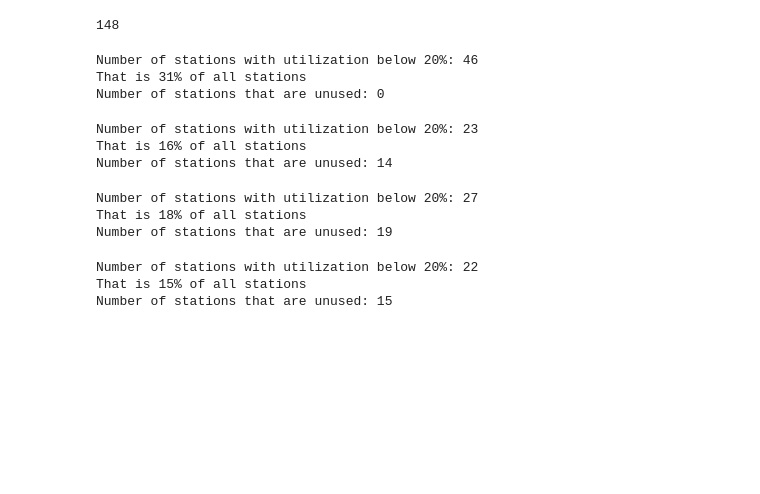
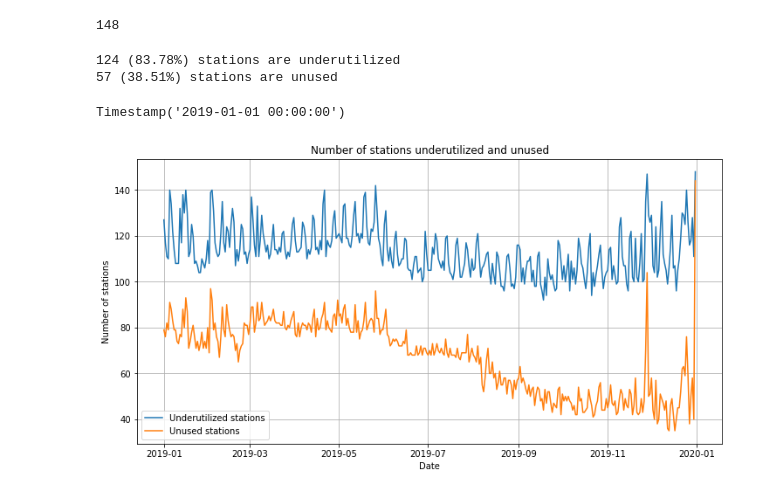
Before and after one commit to katekuian/aa_2021_magma, a Jupyter notebook: 02_descriptive_analytics/03_1_station_utilization.ipynb, the cells around one changed output. Cells and saved outputs as stored; diff of their text form; code cells hidden in the pictures; blank space fills up the shorter version.

```diff
--- a/02_descriptive_analytics/03_1_station_utilization.ipynb
+++ b/02_descriptive_analytics/03_1_station_utilization.ipynb
@@ -57,39 +65,57 @@ def evaluate_station_utilization(station_utilization, threshold):
 # %%
 station_utilization = get_station_utilization(
-    pd.date_range(start="2019-01-01", end="2019-12-31", freq="D")
+    pd.date_range(start="2019-12-04 00:00", end="2019-12-04 23:59", freq="h")
 )
-evaluate_station_utilization(station_utilization, threshold=0.2)
+print_utilization_summary(station_utilization, threshold=0.2)
 # %% [output]
-Number of stations with utilization below 20%: 46
-That is 31% of all stations
-Number of stations that are unused: 0
+124 (83.78%) stations are underutilized
+57 (38.51%) stations are unused
 # %%
-station_utilization = get_station_utilization(
-    pd.date_range(start="2019-12-01", end="2019-12-31", freq="D")
+
+
+utilization_over_year = pd.date_range(
+    start="2019-01-01", end="2019-12-31", freq="d"
 )
-evaluate_station_utilization(station_utilization, threshold=0.2)
+# print all methods of the object
+(utilization_over_year[0].floor("h"))
 # %% [output]
-Number of stations with utilization below 20%: 23
-That is 16% of all stations
-Number of stations that are unused: 14
+Timestamp('2019-01-01 00:00:00')
-# %%
-station_utilization = get_station_utilization(
-    pd.date_range(start="2019-11-01", end="2019-11-30", freq="D")
-)
-evaluate_station_utilization(station_utilization, threshold=0.2)
-# %% [output]
-Number of stations with utilization below 20%: 27
-That is 18% of all stations
-Number of stations that are unused: 19
-# %%
-station_utilization = get_station_utilization(
-    pd.date_range(start="2019-12-14", end="2019-12-31", freq="D")
-)
-evaluate_station_utilization(station_utilization, threshold=0.2)
-# %% [output]
-Number of stations with utilization below 20%: 22
-That is 15% of all stations
-Number of stations that are unused: 15
+# %%
+utilization_over_year = pd.date_range(
+    start="2019-01-01", end="2019-12-31", freq="d"
+).to_frame(name="date")
+
+station_utilization
+for index, row in utilization_over_year.iterrows():
+	start = row['date'].floor("h")
+	end = (row['date'] + pd.Timedelta(hours=23)).floor("h")
+
+
+	station_utilization = pd.date_range(start, end, freq="h")
+	station_utilization = get_station_utilization(
+        pd.date_range(start, end, freq="h")
+    )
+
+	utilization_over_year.loc[index, "unused_stations"] = get_n_unused_stations(
+		station_utilization, threshold=0.2
+	)
+	utilization_over_year.loc[index, "underutilized_stations"] = get_n_underutilized_stations(
+		station_utilization, threshold=0.2
+	)
+utilization_over_year = utilization_over_year.set_index("date")
+# %%
+# plot utilization over year
+fig, ax = plt.subplots(figsize=(12, 6))
+ax.plot(utilization_over_year.index, utilization_over_year["underutilized_stations"])
+ax.plot(utilization_over_year.index, utilization_over_year["unused_stations"])
+ax.legend(["Underutilized stations", "Unused stations"])
+ax.set_xlabel("Date")
+ax.set_ylabel("Number of stations")
+ax.set_title("Number of stations underutilized and unused")
+ax.grid()
+plt.show()
+# %% [output]
+[figure, added]
 # %%
 def draw_underutilized_stations(station_utilization, threshold):
     underutilized_stations = station_utilization[
```
Also changed, not shown: parts of 6 cells of this notebook.
